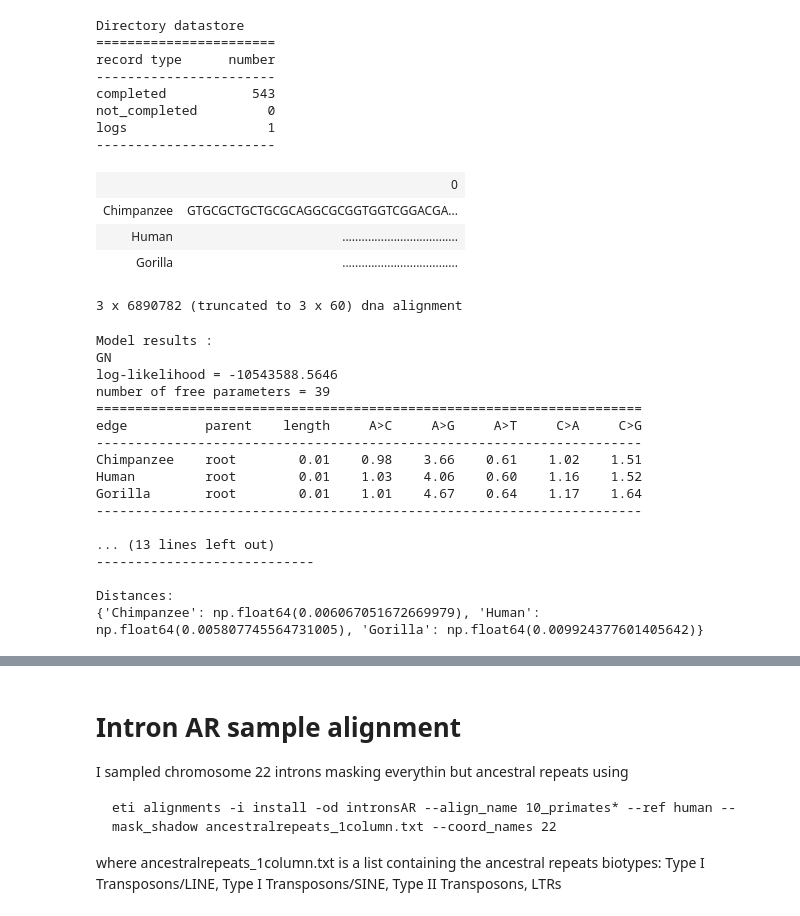
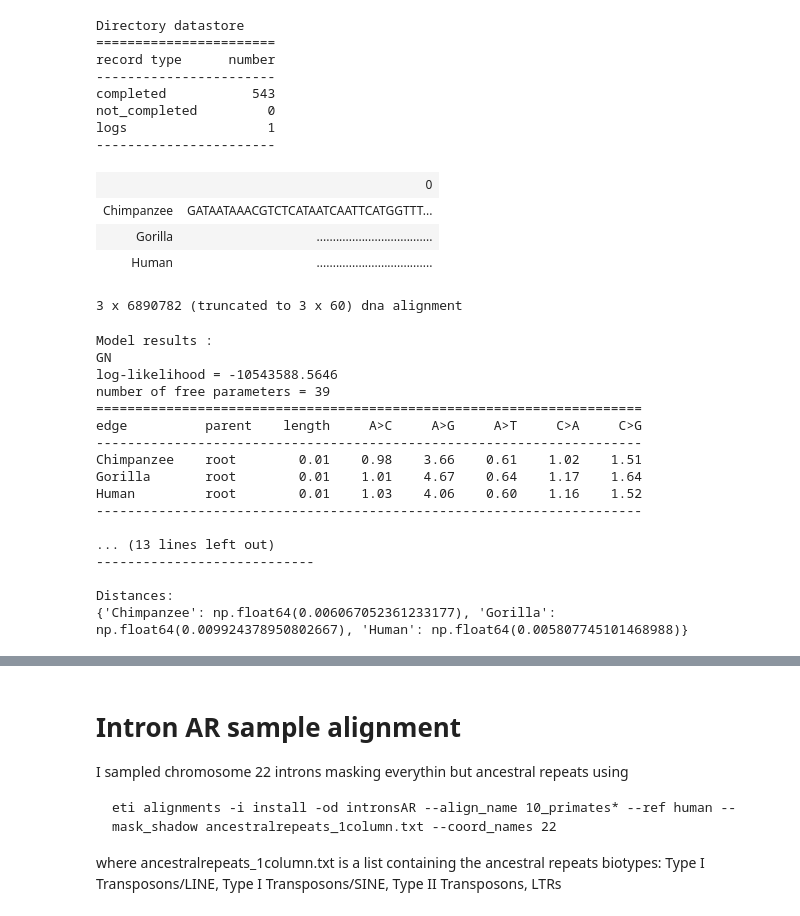
Before and after one commit to uliseshmc/EstimatingUd, a Jupyter notebook: GN_model.ipynb, the cells around one changed output, grey strips where cells are left out. Cells and saved outputs as stored; diff of their text form; code cells hidden in the pictures.

```diff
--- a/GN_model.ipynb
+++ b/GN_model.ipynb
@@ -110,21 +111,21 @@ logs                  1
 # %%
 #loading and cocatanating sequences
 loader = get_app("load_aligned", moltype="dna")
-omit_degs = get_app("omit_degenerates", moltype="dna")
-rename = libs.renamer_aligned()
+omit_degs_noncds1 = get_app("omit_degenerates", moltype="dna")
+rename_noncds = libs.renamer_noncds_aligned()
 concat = get_app("concat", moltype="dna")
 
-app = loader + omit_degs + rename
+noncds_app = loader + omit_degs_noncds1 + rename_noncds
 #By using this renamer_aligned function I throw away sequences with paralogs
-results_allpos = [r for r in app.as_completed(in_dstore[:], parallel=True) if r]
+results_allpos = [r for r in noncds_app.as_completed(in_dstore[:], parallel=True) if r]
 alns_introns = concat(results_allpos)
 alns_introns.source = "introns_alignments"
 alns_introns
 # %% [output]
 |  | 0 |
-| Chimpanzee | GTGCGCTGCTGCGCAGGCGCGGTGGTCGGACGA... |
+| Chimpanzee | GATAATAAACGTCTCATAATCAATTCATGGTTT... |
+| Gorilla | .................................... |
 | Human | .................................... |
-| Gorilla | .................................... |
 3 x 6890782 (truncated to 3 x 60) dna alignment
 # %%
 #Do a General nucleotide substitution model
@@ -146,15 +147,15 @@ number of free parameters = 39
 edge          parent    length     A>C     A>G     A>T     C>A     C>G
 ----------------------------------------------------------------------
 Chimpanzee    root        0.01    0.98    3.66    0.61    1.02    1.51
+Gorilla       root        0.01    1.01    4.67    0.64    1.17    1.64
 Human         root        0.01    1.03    4.06    0.60    1.16    1.52
-Gorilla       root        0.01    1.01    4.67    0.64    1.17    1.64
 ----------------------------------------------------------------------
 
 ... (13 lines left out)
 ----------------------------
 
 Distances:
-{'Chimpanzee': np.float64(0.006067051672669979), 'Human': np.float64(0.005807745564731005), 'Gorilla': np.float64(0.009924377601405642)}
+{'Chimpanzee': np.float64(0.006067052361233177), 'Gorilla': np.float64(0.009924378950802667), 'Human': np.float64(0.005807745101468988)}
 # %%
 totalENS_introns = result_introns.total_length(length_as="ENS")
 totalENS_introns
```
Also changed, not shown: parts of 16 cells of this notebook, 13 other files.
